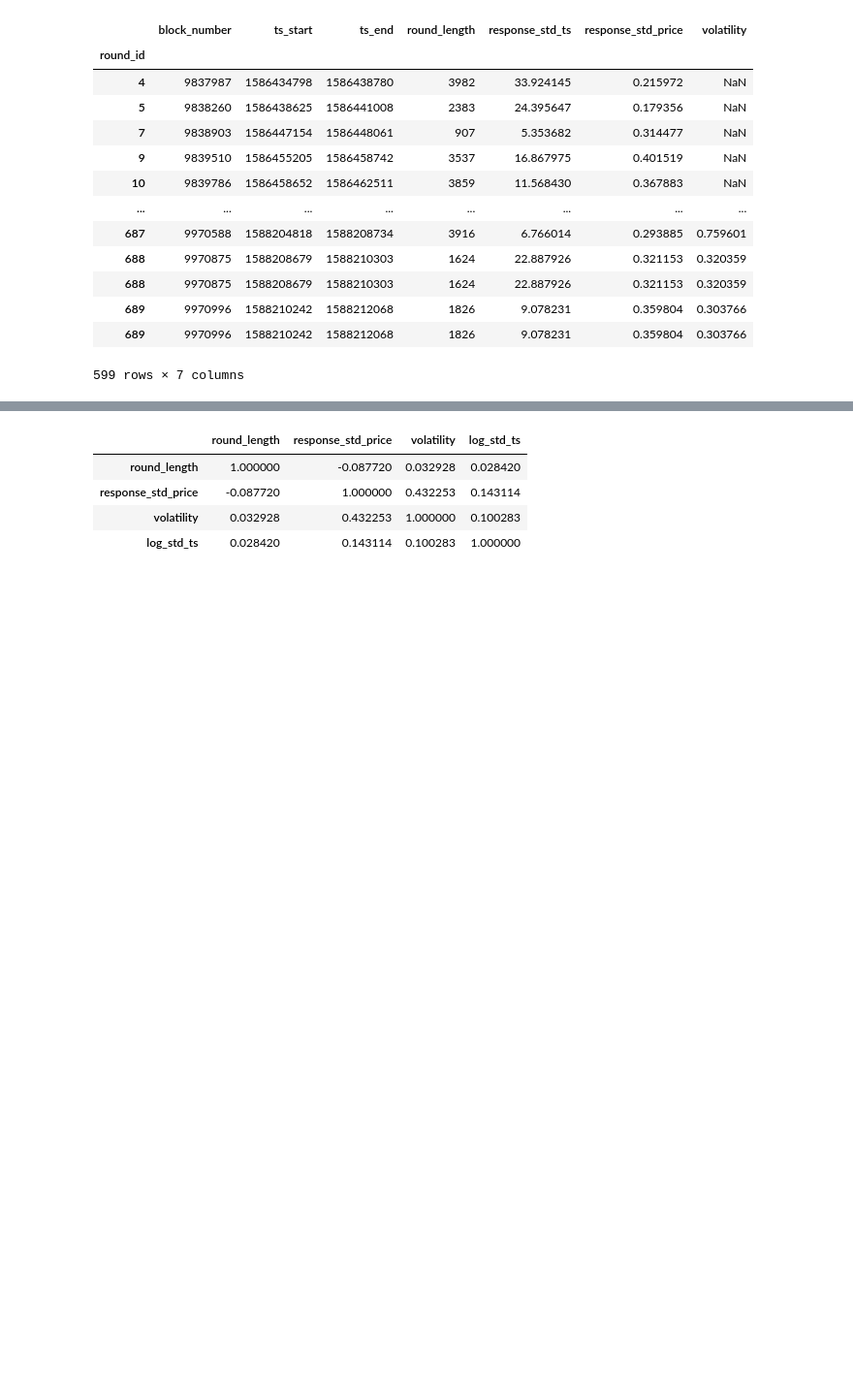
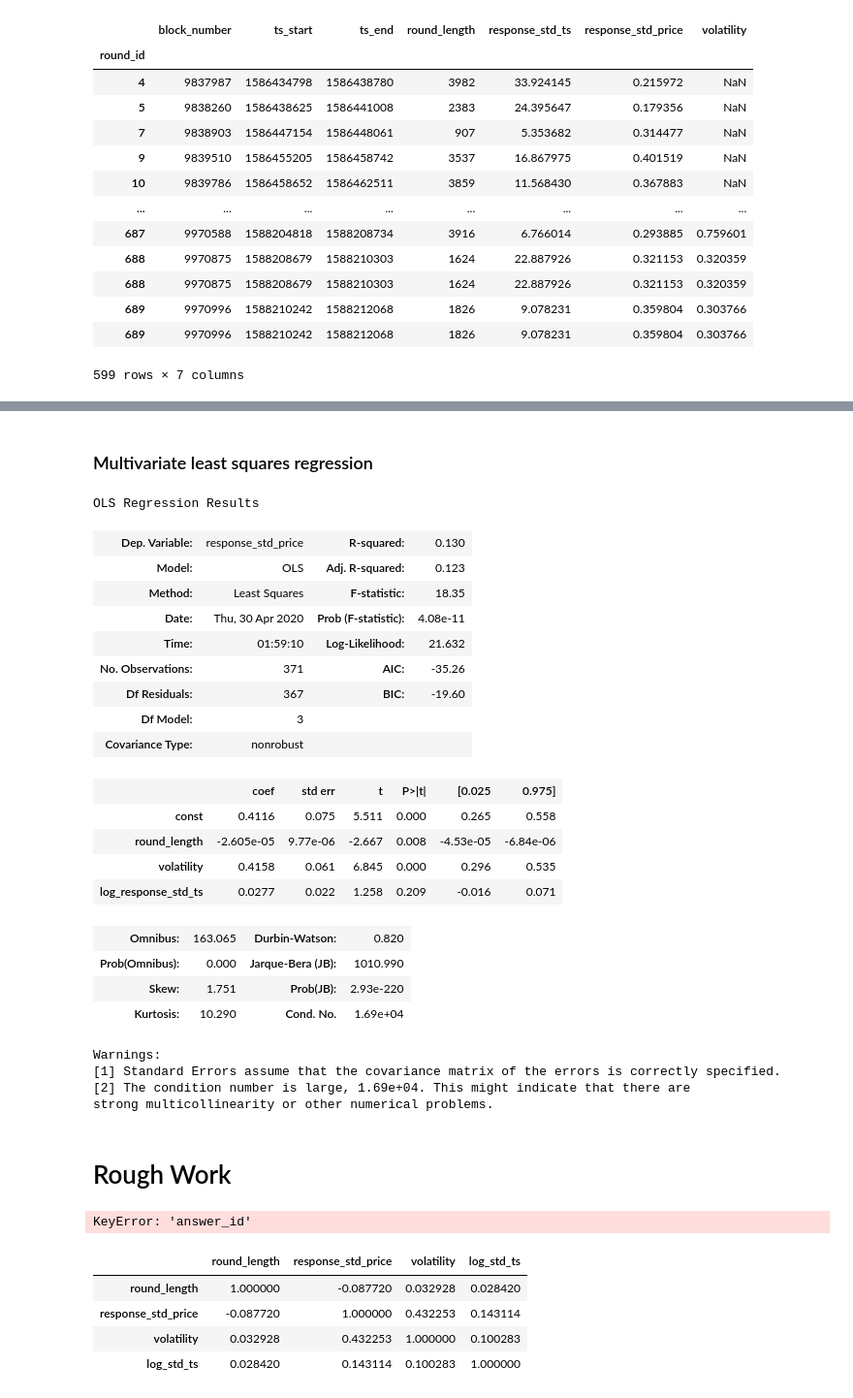
Before and after one commit to sassmilic/chainlink-price-contract-analysis, a Jupyter notebook: chainlink price feed analysis.ipynb, the cells around one changed output, grey strips where cells are left out. Shown at 97% size. Drawn from its saved outputs; the diff is of its cells as text; code cells hidden in the pictures; blank space fills up the shorter version.

```diff
--- a/chainlink price feed analysis.ipynb
+++ b/chainlink price feed analysis.ipynb
@@ -387,4 +387,56 @@ g = sns.pairplot(
     - strongest correlation between price volatility and the standard deviation in prices resported by oracles for a given round
+# %% [markdown]
+### Multivariate least squares regression
+# %%
+X = df[['round_length', 'volatility', 'log_response_std_ts']]
+X = sm.add_constant(X)
+y = df['response_std_price']
+
+# Note the difference in argument order
+model = sm.OLS(y, X).fit()
+predictions = model.predict(X) # make the predictions by the model
+
+# Print out the statistics
+model.summary()
+# %% [output]
+OLS Regression Results
+| Dep. Variable: | response_std_price | R-squared: | 0.130 |
+| Model: | OLS | Adj. R-squared: | 0.123 |
+| Method: | Least Squares | F-statistic: | 18.35 |
+| Date: | Thu, 30 Apr 2020 | Prob (F-statistic): | 4.08e-11 |
+| Time: | 01:59:10 | Log-Likelihood: | 21.632 |
+| No. Observations: | 371 | AIC: | -35.26 |
+| Df Residuals: | 367 | BIC: | -19.60 |
+| Df Model: | 3 |  |  |
+| Covariance Type: | nonrobust |  |  |
+|  | coef | std err | t | P>|t| | [0.025 | 0.975] |
+| const | 0.4116 | 0.075 | 5.511 | 0.000 | 0.265 | 0.558 |
+| round_length | -2.605e-05 | 9.77e-06 | -2.667 | 0.008 | -4.53e-05 | -6.84e-06 |
+| volatility | 0.4158 | 0.061 | 6.845 | 0.000 | 0.296 | 0.535 |
+| log_response_std_ts | 0.0277 | 0.022 | 1.258 | 0.209 | -0.016 | 0.071 |
+| Omnibus: | 163.065 | Durbin-Watson: | 0.820 |
+| Prob(Omnibus): | 0.000 | Jarque-Bera (JB): | 1010.990 |
+| Skew: | 1.751 | Prob(JB): | 2.93e-220 |
+| Kurtosis: | 10.290 | Cond. No. | 1.69e+04 |
+Warnings:
+[1] Standard Errors assume that the covariance matrix of the errors is correctly specified.
+[2] The condition number is large, 1.69e+04. This might indicate that there are
+strong multicollinearity or other numerical problems.
+# %% [markdown]
+# Rough Work
+# %%
+'''
+adding some data:
+- we don't want timestamps to be the only measure of response times
+- timestamps are approximated from the block number where response is located
+- want to also include "block distance"
+'''
+def block_distance(row):
+    return df_rounds.loc[row['answer_id']].item() - row['blockNumber']
+
+df_responses['block_distance_from_start'] = df_responses.apply(lambda row: block_distance(row))
+# %% [output]
+KeyError: 'answer_id'
 # %%
 def block_distance(row):
     return df_rounds.loc[row['answer_id']].item() - row['blockNumber']
```
Also changed, not shown: parts of 4 cells of this notebook.
